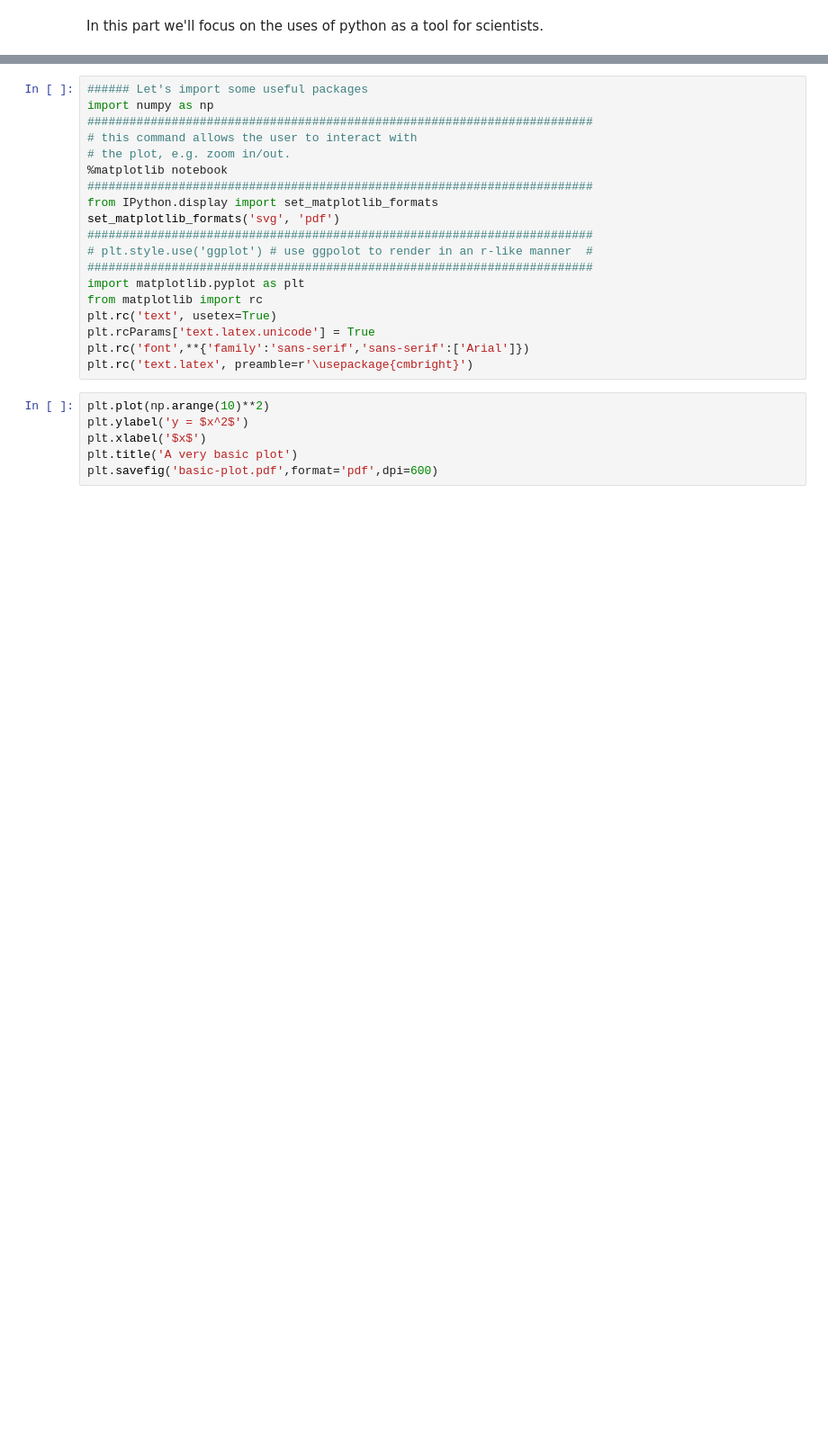
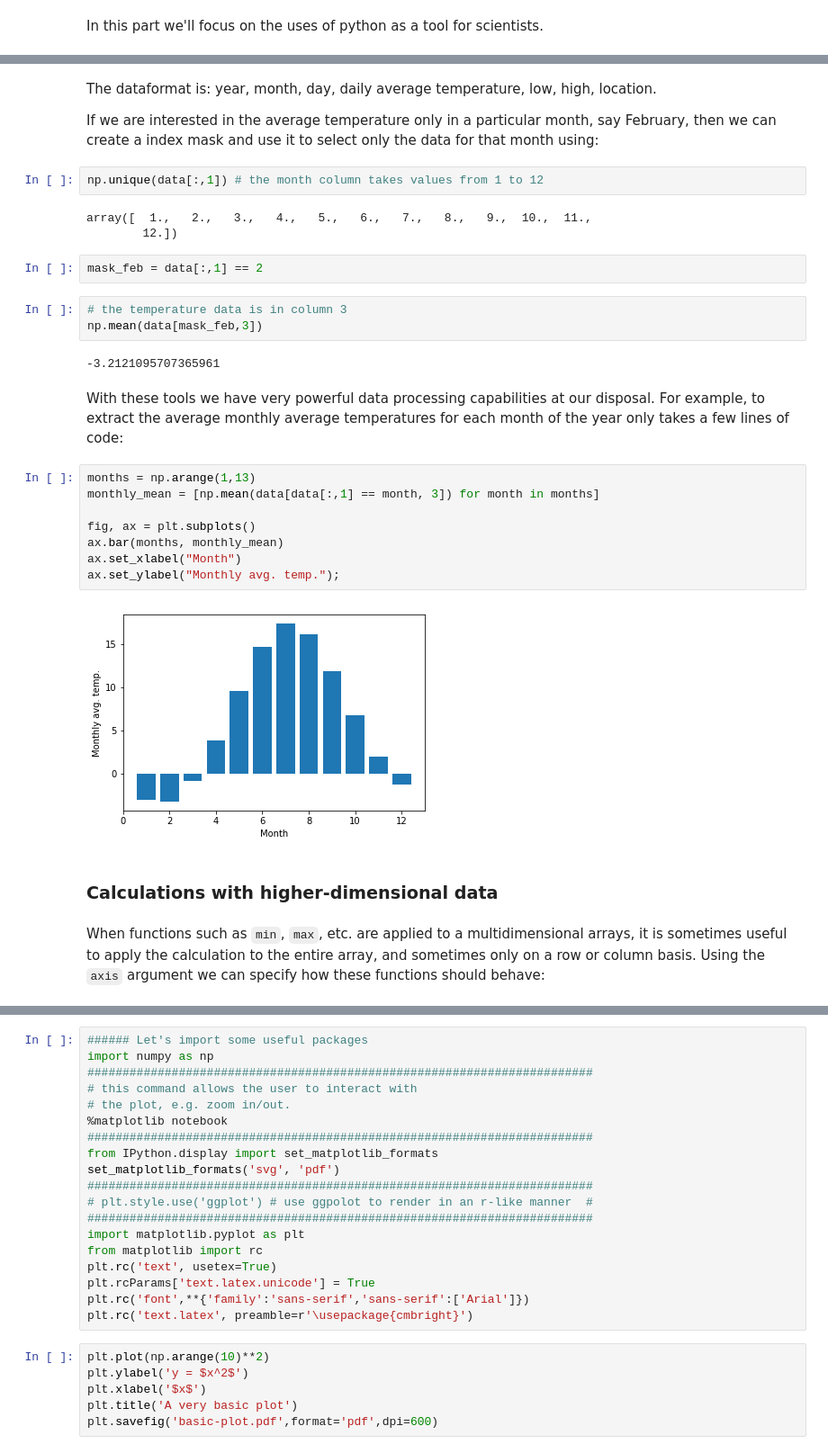
Before and after one commit to burbanom/PHENIX-lands-upon-Jupyter, a Jupyter notebook: scientific-python.ipynb, the cells around one changed output, grey strips where cells are left out. Shown at 90% size. Cells and saved outputs as stored; diff of their text form; blank space fills up the shorter version.

```diff
--- a/scientific-python.ipynb
+++ b/scientific-python.ipynb
@@ -8,0 +861,32 @@ In this part we'll focus on the uses of python as a tool for scientists.
+# %% [markdown]
+The dataformat is: year, month, day, daily average temperature, low, high, location.
+
+If we are interested in the average temperature only in a particular month, say February, then we can create a index mask and use it to select only the data for that month using:
+# %%
+np.unique(data[:,1]) # the month column takes values from 1 to 12
+# %% [output]
+array([  1.,   2.,   3.,   4.,   5.,   6.,   7.,   8.,   9.,  10.,  11.,
+        12.])
+# %%
+mask_feb = data[:,1] == 2
+# %%
+# the temperature data is in column 3
+np.mean(data[mask_feb,3])
+# %% [output]
+-3.2121095707365961
+# %% [markdown]
+With these tools we have very powerful data processing capabilities at our disposal. For example, to extract the average monthly average temperatures for each month of the year only takes a few lines of code:
+# %%
+months = np.arange(1,13)
+monthly_mean = [np.mean(data[data[:,1] == month, 3]) for month in months]
+
+fig, ax = plt.subplots()
+ax.bar(months, monthly_mean)
+ax.set_xlabel("Month")
+ax.set_ylabel("Monthly avg. temp.");
+# %% [output]
+[figure, added]
+# %% [markdown]
+### Calculations with higher-dimensional data
+# %% [markdown]
+When functions such as `min`, `max`, etc. are applied to a multidimensional arrays, it is sometimes useful to apply the calculation to the entire array, and sometimes only on a row or column basis. Using the `axis` argument we can specify how these functions should behave:
```
Also changed, not shown: parts of 443 cells of this notebook, 1 other file.
